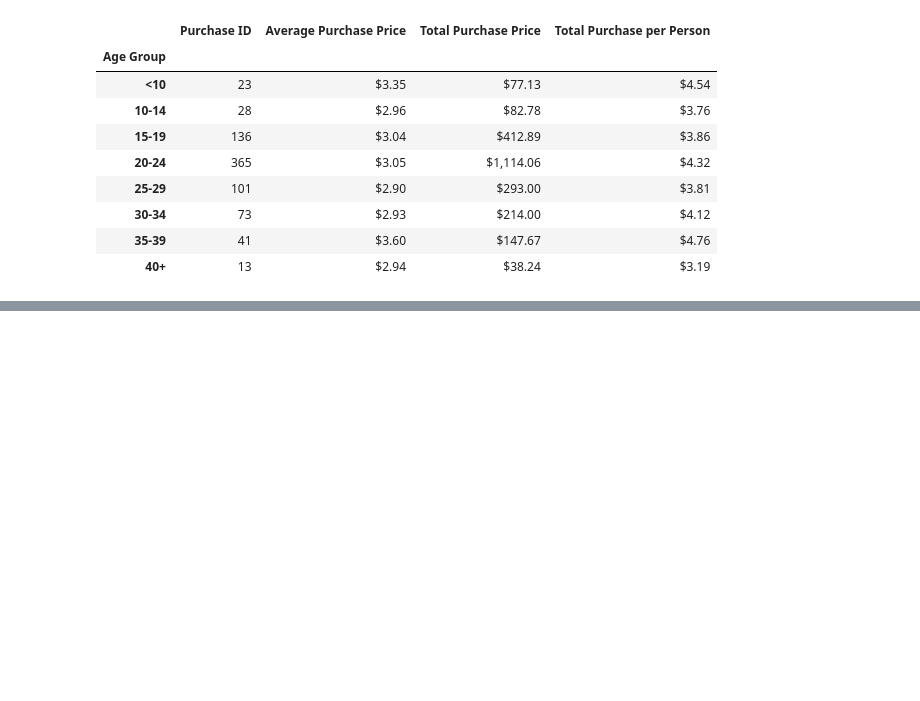
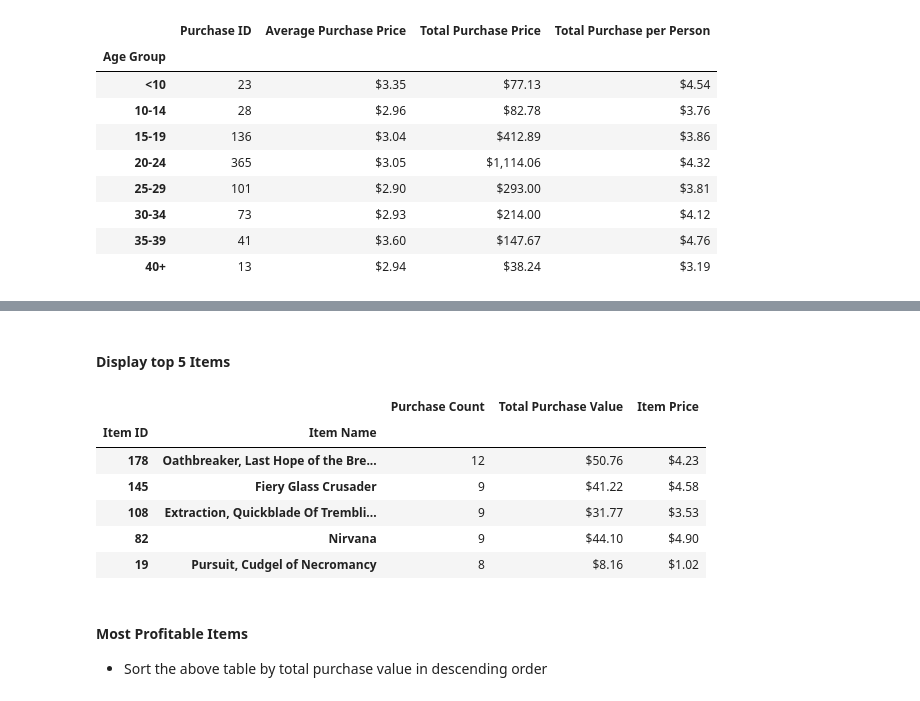
Before and after one commit to Elisu87/pandas-challange, a Jupyter notebook: HeroesOfPymoli/HeroesOfPymoli.ipynb, the cells around one changed output, grey strips where cells are left out. Saved outputs shown, nothing was run; the diff lists cells and outputs as text; code cells hidden in the pictures; blank space fills up the shorter version.

```diff
--- a/HeroesOfPymoli/HeroesOfPymoli.ipynb
+++ b/HeroesOfPymoli/HeroesOfPymoli.ipynb
@@ -489,0 +630,20 @@ reduce_players_df.head()
+# %%
+sorted_id_df["Total Purchase Value"]= sorted_id_df["Total Purchase Value"].map("${:,.2f}".format)
+sorted_id_df["Item Price"]= sorted_id_df["Item Price"].map("${:,.2f}".format)
+# %% [markdown]
+#### Display top 5 Items
+# %%
+top_5= sorted_id_df[:5]
+top_5
+# %% [output]
+|  |  | Purchase Count | Total Purchase Value | Item Price |
+| Item ID | Item Name |  |  |  |
+| 178 | Oathbreaker, Last Hope of the Bre... | 12 | $50.76 | $4.23 |
+| 145 | Fiery Glass Crusader | 9 | $41.22 | $4.58 |
+| 108 | Extraction, Quickblade Of Trembli... | 9 | $31.77 | $3.53 |
+| 82 | Nirvana | 9 | $44.10 | $4.90 |
+| 19 | Pursuit, Cudgel of Necromancy | 8 | $8.16 | $1.02 |
+# %% [markdown]
+#### Most Profitable Items
+
+- Sort the above table by total purchase value in descending order
```
Also changed, not shown: parts of 38 cells of this notebook, 1 other file.
